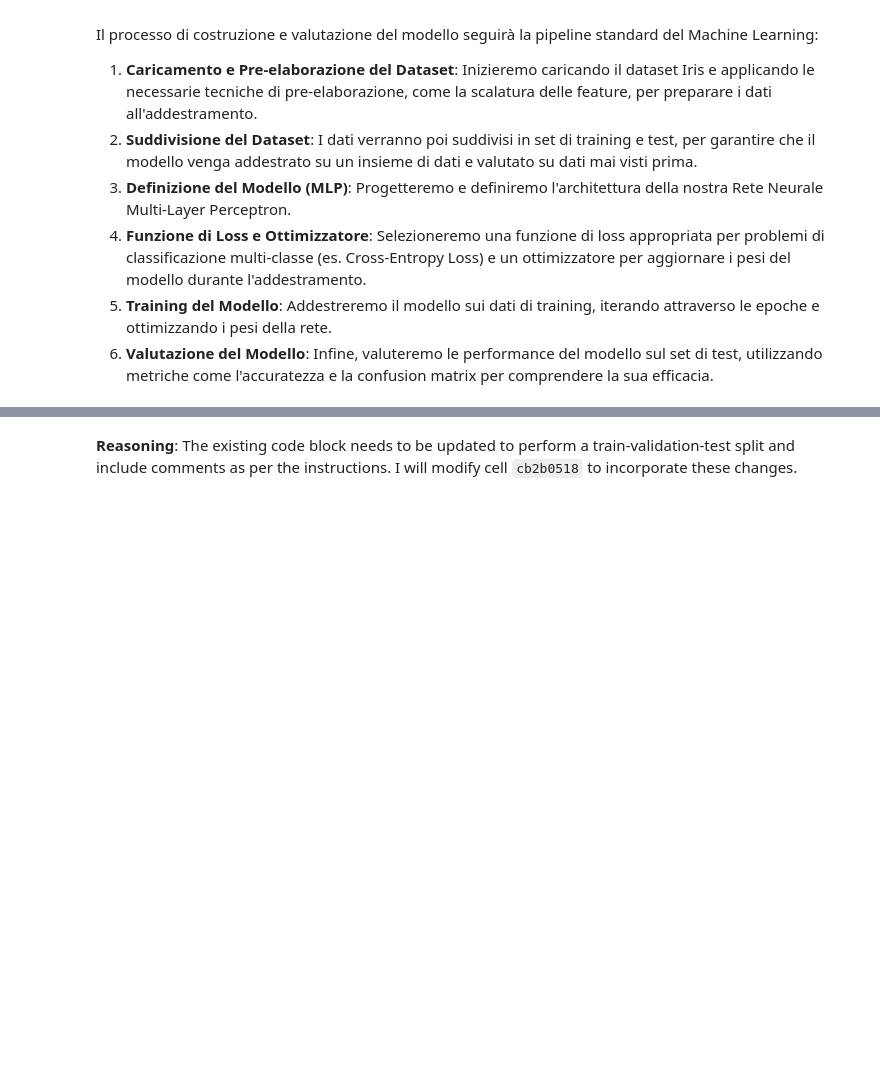
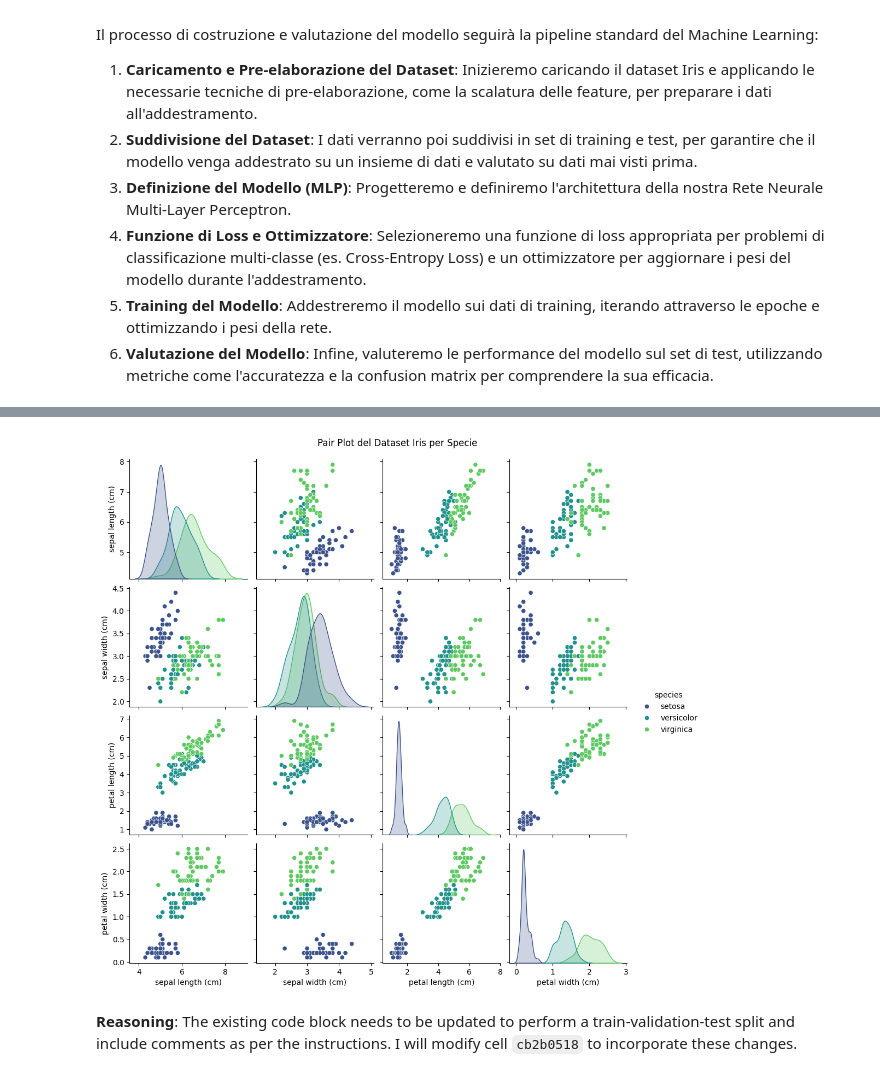
Before and after one commit to fabiomungo/ecampus, a Jupyter notebook: 06_mlp_softmax_classifier.ipynb, the cells around one changed output, grey strips where cells are left out. Cells and saved outputs as stored; diff of their text form; code cells hidden in the pictures; blank space fills up the shorter version.

```diff
--- a/06_mlp_softmax_classifier.ipynb
+++ b/06_mlp_softmax_classifier.ipynb
@@ -31,3 +58,31 @@ Verifica e, se necessario, espandi la sezione esistente per il caricamento del d
+# %%
+import pandas as pd
+import seaborn as sns
+import matplotlib.pyplot as plt
+
+# Carichiamo nuovamente il dataset per avere le feature names e target names originali
+# (sono gi\u00e0 disponibili dalla cella di preprocessing, ma per chiarezza si pu\u00f2 ri-caricare)
+from sklearn.datasets import load_iris
+iris = load_iris()
+X_original = iris.data
+y_original = iris.target
+feature_names = iris.feature_names
+target_names = iris.target_names
+
+# Creiamo un DataFrame per facilitare la visualizzazione con Seaborn
+# Usiamo le feature originali (non scalate) per una migliore interpretabilit\u00e0 nel plot
+df_iris = pd.DataFrame(X_original, columns=feature_names)
+df_iris['species'] = y_original
+
+# Mappiamo i valori numerici delle specie ai nomi per la legenda
+df_iris['species'] = df_iris['species'].map(lambda x: target_names[x])
+
+# Creiamo il pairplot
+sns.pairplot(df_iris, hue='species', palette='viridis')
+plt.suptitle('Pair Plot del Dataset Iris per Specie', y=1.02) # Aggiunge un titolo generale sopra i subplot
+plt.show()
+# %% [output]
+[figure, added]
 # %% [markdown]
 **Reasoning**:
 The existing code block needs to be updated to perform a train-validation-test split and include comments as per the instructions. I will modify cell `cb2b0518` to incorporate these changes.
```
Also changed, not shown: parts of 13 cells of this notebook.
